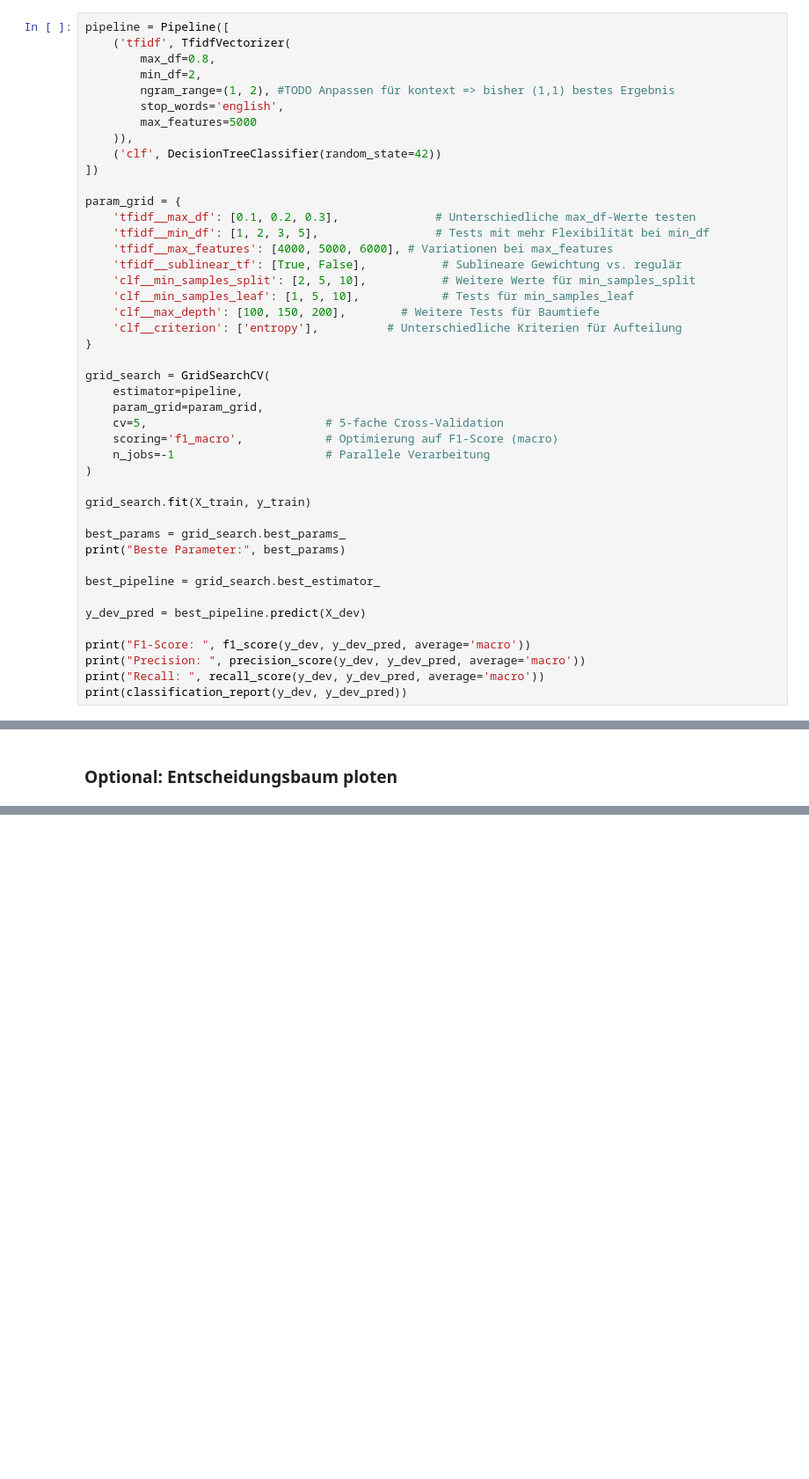
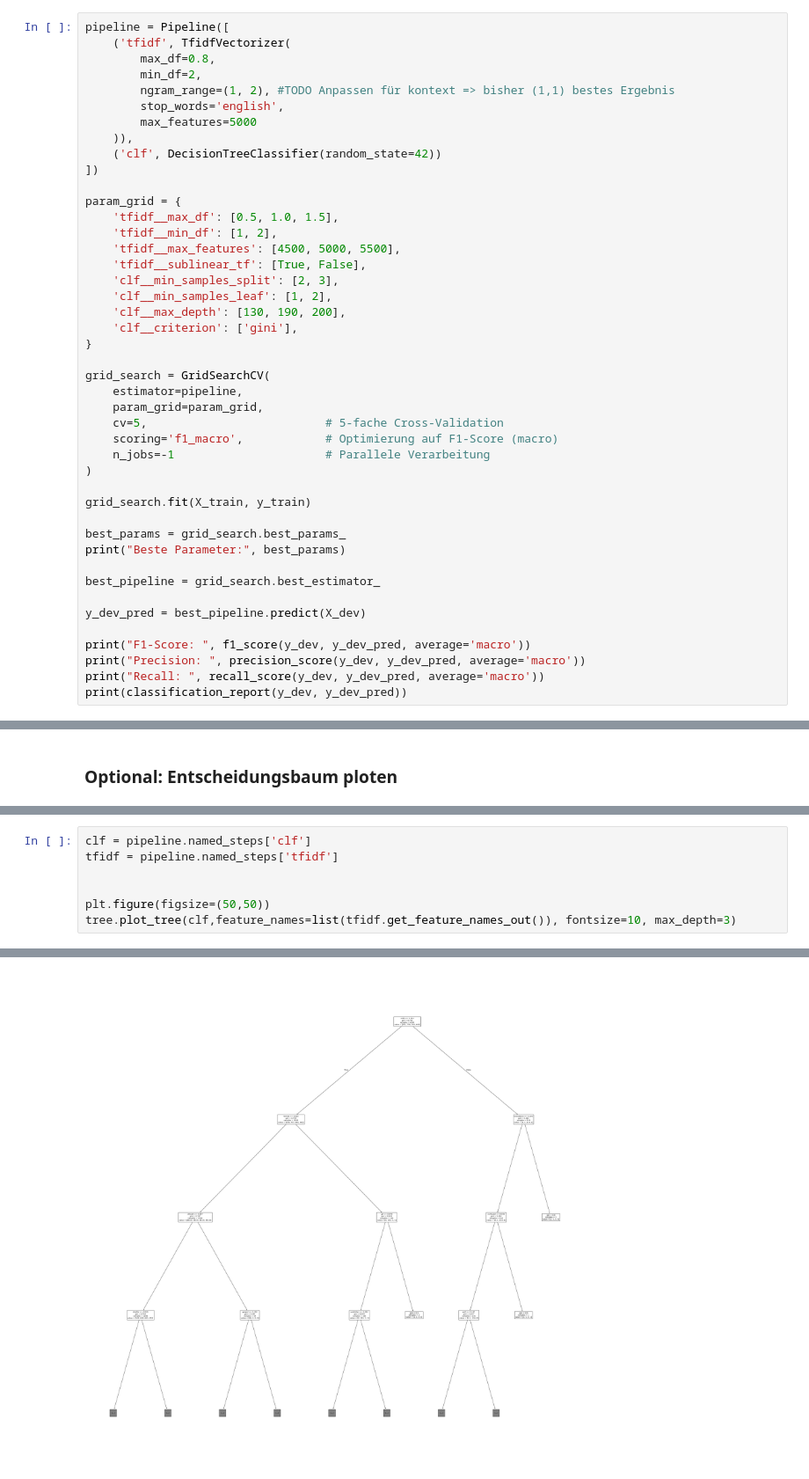
Before and after one commit to IchJonas/KI-Python, a Jupyter notebook: Gruppenprojekt 1/tfidfTrainer.ipynb, the cells around one changed output, grey strips where cells are left out. Shown at 88% size. Saved outputs shown, nothing was run; the diff lists cells and outputs as text; blank space fills up the shorter version.

```diff
--- a/Gruppenprojekt 1/tfidfTrainer.ipynb
+++ b/Gruppenprojekt 1/tfidfTrainer.ipynb
@@ -126,14 +206,14 @@ pipeline = Pipeline([
 ])
 
 param_grid = {
-    'tfidf__max_df': [0.1, 0.2, 0.3],              # Unterschiedliche max_df-Werte testen
-    'tfidf__min_df': [1, 2, 3, 5],                 # Tests mit mehr Flexibilität bei min_df
-    'tfidf__max_features': [4000, 5000, 6000], # Variationen bei max_features
-    'tfidf__sublinear_tf': [True, False],           # Sublineare Gewichtung vs. regulär
-    'clf__min_samples_split': [2, 5, 10],           # Weitere Werte für min_samples_split
-    'clf__min_samples_leaf': [1, 5, 10],            # Tests für min_samples_leaf
-    'clf__max_depth': [100, 150, 200],        # Weitere Tests für Baumtiefe
-    'clf__criterion': ['entropy'],          # Unterschiedliche Kriterien für Aufteilung
+    'tfidf__max_df': [0.5, 1.0, 1.5],
+    'tfidf__min_df': [1, 2],
+    'tfidf__max_features': [4500, 5000, 5500],
+    'tfidf__sublinear_tf': [True, False],
+    'clf__min_samples_split': [2, 3],
+    'clf__min_samples_leaf': [1, 2],
+    'clf__max_depth': [130, 190, 200],
+    'clf__criterion': ['gini'],
 }
 
 grid_search = GridSearchCV(
@@ -355,0 +377,8 @@ NameError: name 'plt' is not defined
+# %%
+clf = pipeline.named_steps['clf']
+tfidf = pipeline.named_steps['tfidf']
+
+
+plt.figure(figsize=(50,50))
+tree.plot_tree(clf,feature_names=list(tfidf.get_feature_names_out()), fontsize=10, max_depth=3)
+# %% [output]
@@ -355,0 +402 @@ NameError: name 'plt' is not defined
+[figure, added]
```
Also changed, not shown: parts of 10 cells of this notebook.
